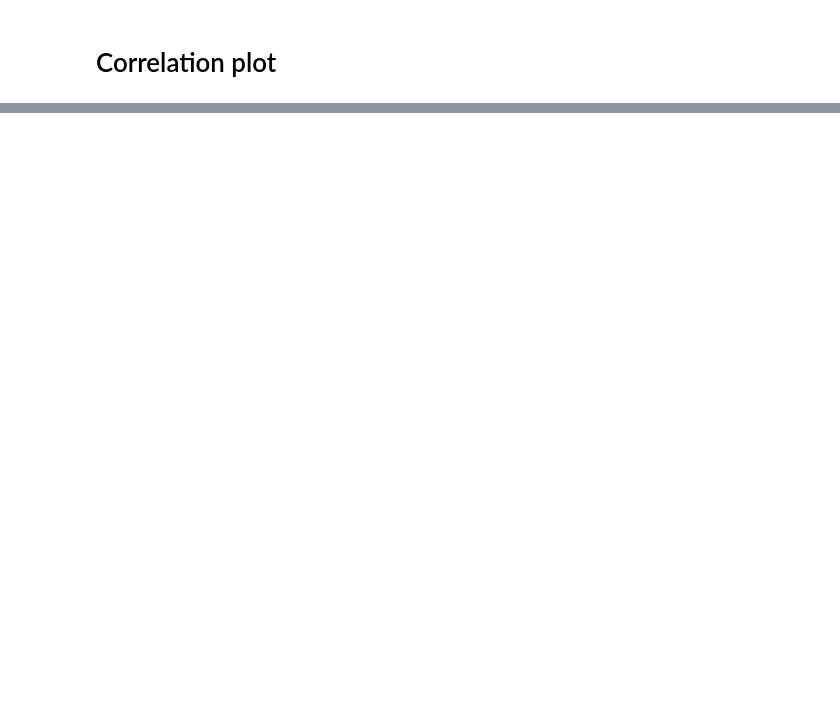
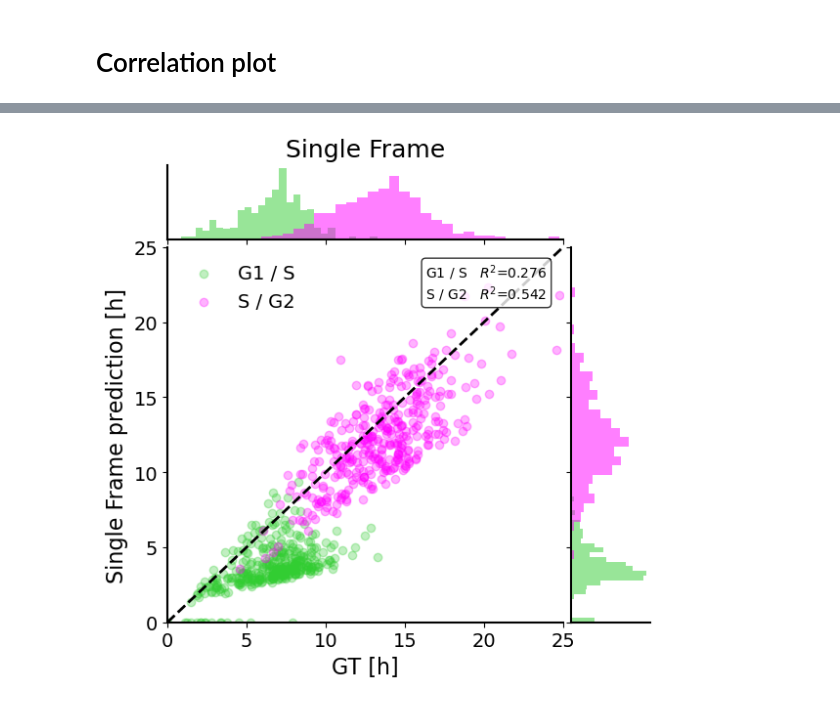
Before and after one commit to louisleger/cell-cycle, a Jupyter notebook: nb_result_analysis/checkpoints_correlation.ipynb, the cells around one changed output, grey strips where cells are left out. Cells and saved outputs as stored; diff of their text form; code cells hidden in the pictures; blank space fills up the shorter version.

```diff
--- a/nb_result_analysis/checkpoints_correlation.ipynb
+++ b/nb_result_analysis/checkpoints_correlation.ipynb
@@ -51,6 +51,8 @@ head_data_drug = {}
 cross, cross_idx = {}, {}
 cross_gt, cross_idx_gt = find_crossing_points(taus, gt_tracks)
 delta_idx = {}
+cross_drug, cross_idx_drug = {}, {}
+cross_gt_drug, cross_idx_gt_drug = find_crossing_points(taus_drug, gt_tracks_drug)
 
 for head in heads:
     head_data[head] = get_data(path=data_path, modality=modality, head=head)
@@ -59,6 +61,7 @@ for head in heads:
 
     # d drug
     head_data_drug[head] = get_data(path=data_drug_path, modality=modality, head=head)
+    cross_drug[head], cross_idx_drug[head] = find_crossing_points(taus_drug, head_data_drug[head])
 # %%
 # add cross_idx_gt to cross_idx
 cross_idx["gt"] = cross_idx_gt
@@ -68,0 +81,80 @@ fr2h = 5 / 60
+# %%
+import matplotlib.pyplot as plt
+import numpy as np
+
+colors = ["limegreen", "magenta"]
+transitions = ["G1 / S", "S / G2"]
+plot_heads = ["mamba", "xtransformer"]
+
+for h_idx, head in enumerate(heads):
+    # if head not in plot_heads:
+    #     continue
+    fig, ax = plt.subplots(figsize=(6, 6))
+
+    # We'll store R² values to display them collectively on the plot
+    r2_list = []
+
+    x_data_list = []
+    y_data_list = []
+
+    for i, c in enumerate(transitions):
+        # Data
+        x_data = cross_idx_gt[:, i] * fr2h
+        y_data = cross_idx[head][:, i] * fr2h
+        x_data_list.append(x_data)
+        y_data_list.append(y_data)
+
+        # Correlation & R²
+        r = np.corrcoef(x_data, y_data)[0, 1]
+        r2 = r**2
+        r2_list.append((c, r2))
+
+        ax.scatter(x_data, y_data, alpha=0.3, color=colors[i], label=c)
+
+    # Force fixed axes range: 0..25
+    ax.set_xlim(0, 25)
+    ax.set_ylim(0, 25)
+
+    # 1:1 line
+    ax.axline([0, 0], slope=1, color="black", linestyle="--")
+
+    # Title and labels
+    ax.set_title(f"{head_names_paper[h_idx]}")
+    ax.set_xlabel("GT [h]")
+    ax.set_ylabel(f"{head_names_paper[h_idx]} prediction [h]")
+
+    # Move legend to a different corner (e.g. upper left)
+    ax.legend(loc="upper left")
+
+    # --- Marginal histograms ---
+    ax_histx = ax.inset_axes([0.0, 1.02, 1.0, 0.2], sharex=ax)
+    ax_histx.xaxis.set_tick_params(labelbottom=False)
+    ax_histx.set_yticks([])
+
+    ax_histy = ax.inset_axes([1.02, 0.0, 0.2, 1.0], sharey=ax)
+    ax_histy.yaxis.set_tick_params(labelleft=False)
+    ax_histy.set_xticks([])
+
+    for i, c in enumerate(transitions):
+        ax_histx.hist(x_data_list[i], bins=30, alpha=0.5, color=colors[i])
+        ax_histy.hist(y_data_list[i], bins=30, alpha=0.5, color=colors[i],
+                      orientation='horizontal')
+
+    # --- Annotate with R² ---
+    # Build a small summary string
+    summary_str = "\n".join([f"{t}   $R^2$={val:.3f}" for (t, val) in r2_list])
+
+    # Place annotation so it doesn't overlap legend
+    ax.annotate(summary_str,
+                xy=(0.96, 0.96),        # near top-right
+                xycoords="axes fraction",
+                fontsize=10,
+                ha="right",
+                va="top",
+                bbox=dict(boxstyle="round,pad=0.3", fc="white", ec="black", alpha=0.8))
+
+    plt.tight_layout()
+    plt.savefig(f'{head}_correlation.png', bbox_inches='tight', dpi=500)
+    plt.show()
+# %% [output]
+[figure, added]
```
Also changed, not shown: parts of 7 cells of this notebook, 1 other file.
